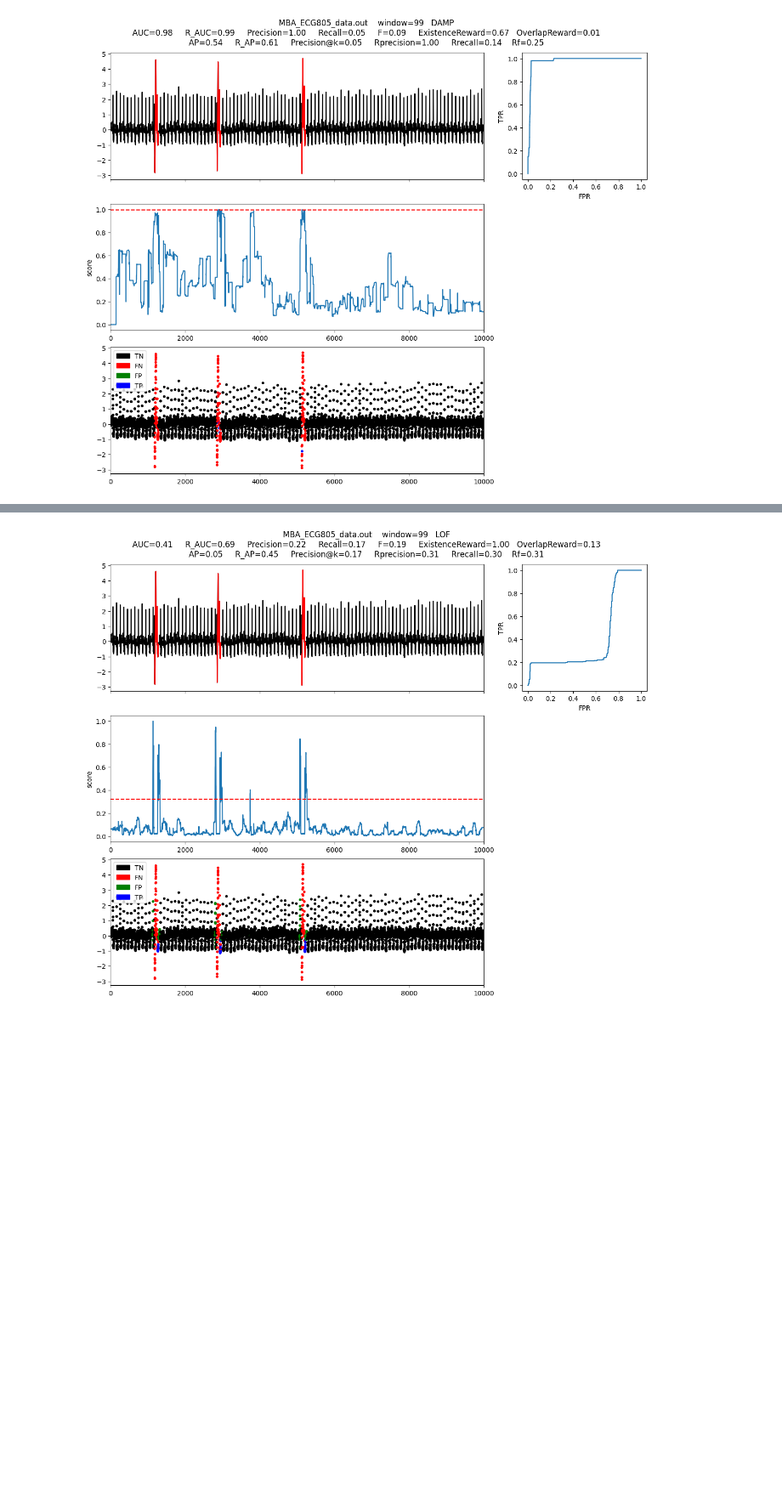
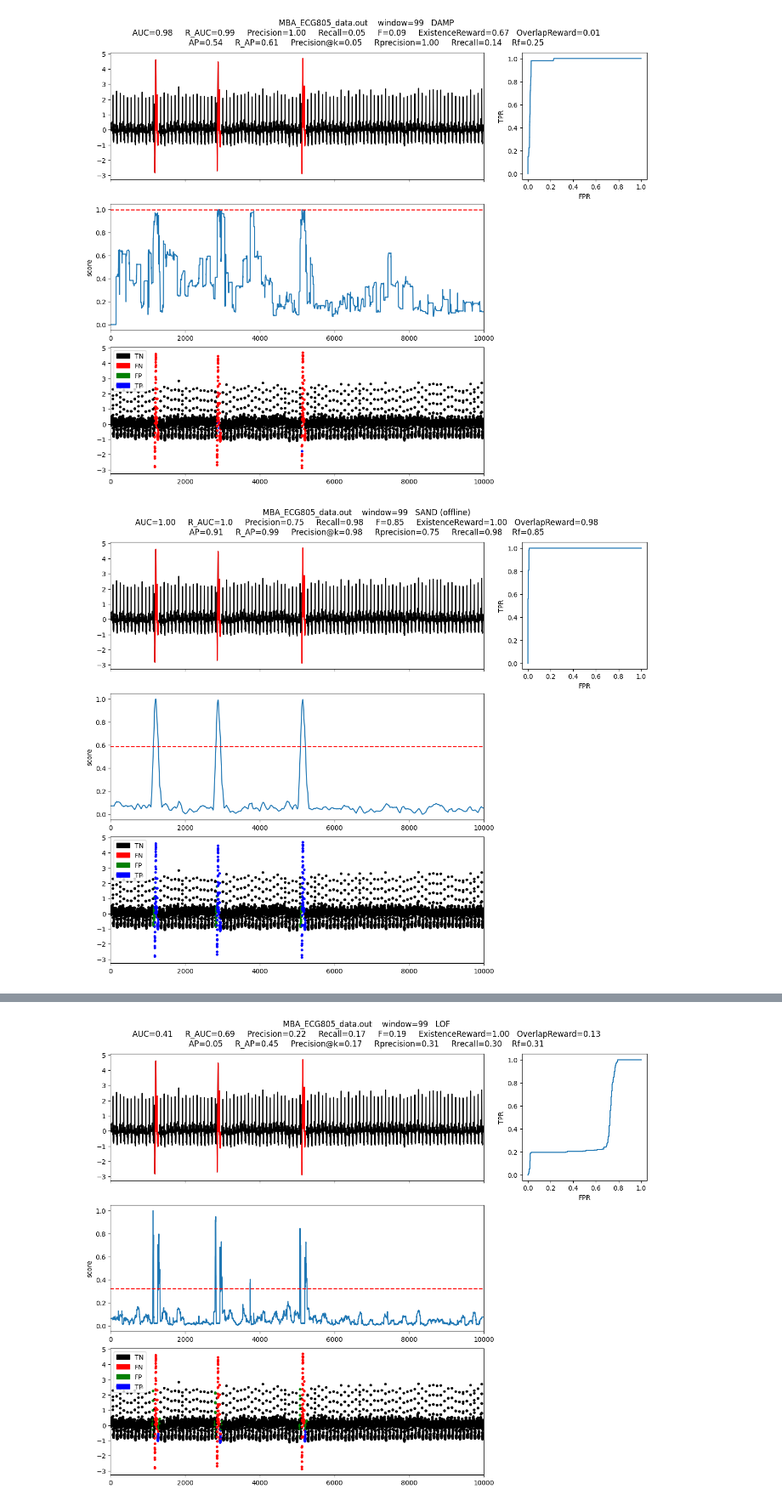
Before and after one commit to TheDatumOrg/TSB-UAD, a Jupyter notebook: example/notebooks/test_anomaly_detectors.ipynb, the cells around one changed output, grey strips where cells are left out. Shown at 85% size. Drawn from its saved outputs; the diff is of its cells as text; code cells hidden in the pictures; blank space fills up the shorter version.

Commit message:
adding SAND

```diff
--- a/example/notebooks/test_anomaly_detectors.ipynb
+++ b/example/notebooks/test_anomaly_detectors.ipynb
@@ -71,3 +72,13 @@ score = np.array([score[0]]*math.ceil((slidingWindow-1)/2) + list(score) + [scor
 plotFig(data, label, score, slidingWindow, fileName=name, modelName=modelName) #, plotRange=[1775,2200]
 # %% [output]
 [figure]
+# %%
+modelName='SAND (offline)'
+clf = SAND(pattern_length=slidingWindow,subsequence_length=4*(slidingWindow))
+x = data
+clf.fit(x,overlaping_rate=slidingWindow//2)
+score = clf.decision_scores_
+score = MinMaxScaler(feature_range=(0,1)).fit_transform(score.reshape(-1,1)).ravel()
+plotFig(data, label, score, slidingWindow, fileName=name, modelName=modelName) #, plotRange=[1775,2200]
+# %% [output]
+[figure, added]
```
Also changed, not shown: parts of 7 cells of this notebook, 3 other files.
